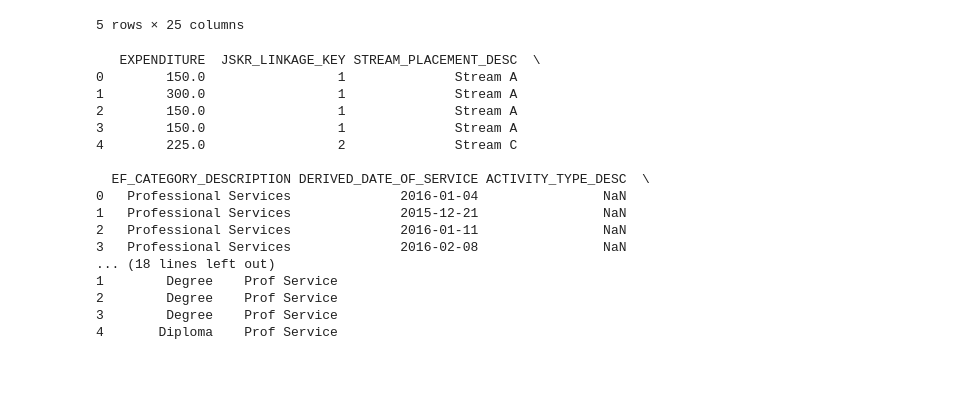
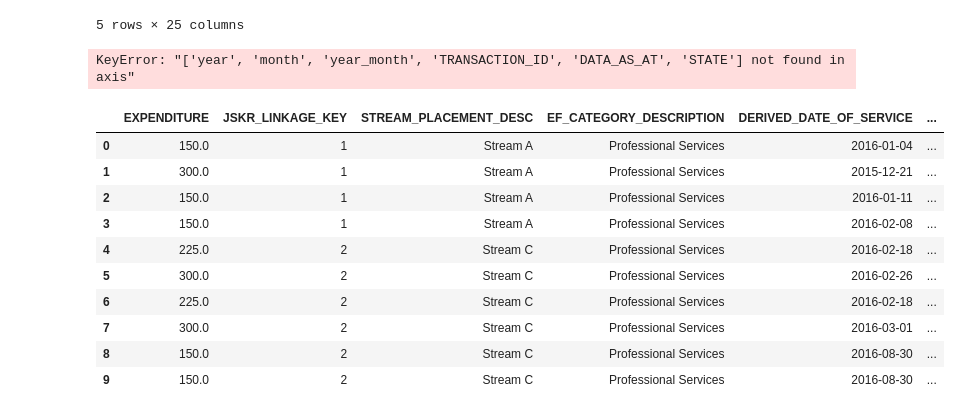
Before and after one commit to abayup14/CapstoneBangkit, a Jupyter notebook: Machine Learning/model_1/DP government funding.ipynb, the cells around one changed output. Saved outputs shown, nothing was run; the diff lists cells and outputs as text; code cells hidden in the pictures; blank space fills up the shorter version.

```diff
--- a/Machine Learning/model_1/DP government funding.ipynb
+++ b/Machine Learning/model_1/DP government funding.ipynb
@@ -50,22 +56,19 @@ df.head()
 # %%
 col_drop=['year', 'month', 'year_month', 'TRANSACTION_ID', 'DATA_AS_AT', 'STATE']
 df.drop(col_drop, inplace=True, axis=1)
-print(df.head())
 # %% [output]
-   EXPENDITURE  JSKR_LINKAGE_KEY STREAM_PLACEMENT_DESC  \
-0        150.0                 1              Stream A
-1        300.0                 1              Stream A
-2        150.0                 1              Stream A
-3        150.0                 1              Stream A
-4        225.0                 2              Stream C
-
-  EF_CATEGORY_DESCRIPTION DERIVED_DATE_OF_SERVICE ACTIVITY_TYPE_DESC  \
-0   Professional Services              2016-01-04                NaN
-1   Professional Services              2015-12-21                NaN
-2   Professional Services              2016-01-11                NaN
-3   Professional Services              2016-02-08                NaN
-... (18 lines left out)
-1        Degree    Prof Service
-2        Degree    Prof Service
-3        Degree    Prof Service
-4       Diploma    Prof Service
+KeyError: "['year', 'month', 'year_month', 'TRANSACTION_ID', 'DATA_AS_AT', 'STATE'] not found in axis"
+# %%
+df.head(10)
+# %% [output]
+|  | EXPENDITURE | JSKR_LINKAGE_KEY | STREAM_PLACEMENT_DESC | EF_CATEGORY_DESCRIPTION | DERIVED_DATE_OF_SERVICE | ... |
+| 0 | 150.0 | 1 | Stream A | Professional Services | 2016-01-04 | ... |
+| 1 | 300.0 | 1 | Stream A | Professional Services | 2015-12-21 | ... |
+| 2 | 150.0 | 1 | Stream A | Professional Services | 2016-01-11 | ... |
+| 3 | 150.0 | 1 | Stream A | Professional Services | 2016-02-08 | ... |
+| 4 | 225.0 | 2 | Stream C | Professional Services | 2016-02-18 | ... |
+| 5 | 300.0 | 2 | Stream C | Professional Services | 2016-02-26 | ... |
+| 6 | 225.0 | 2 | Stream C | Professional Services | 2016-02-18 | ... |
+| 7 | 300.0 | 2 | Stream C | Professional Services | 2016-03-01 | ... |
+| 8 | 150.0 | 2 | Stream C | Professional Services | 2016-08-30 | ... |
+| 9 | 150.0 | 2 | Stream C | Professional Services | 2016-08-30 | ... |
```
Also changed, not shown: parts of 8 cells of this notebook, 5 other files.
